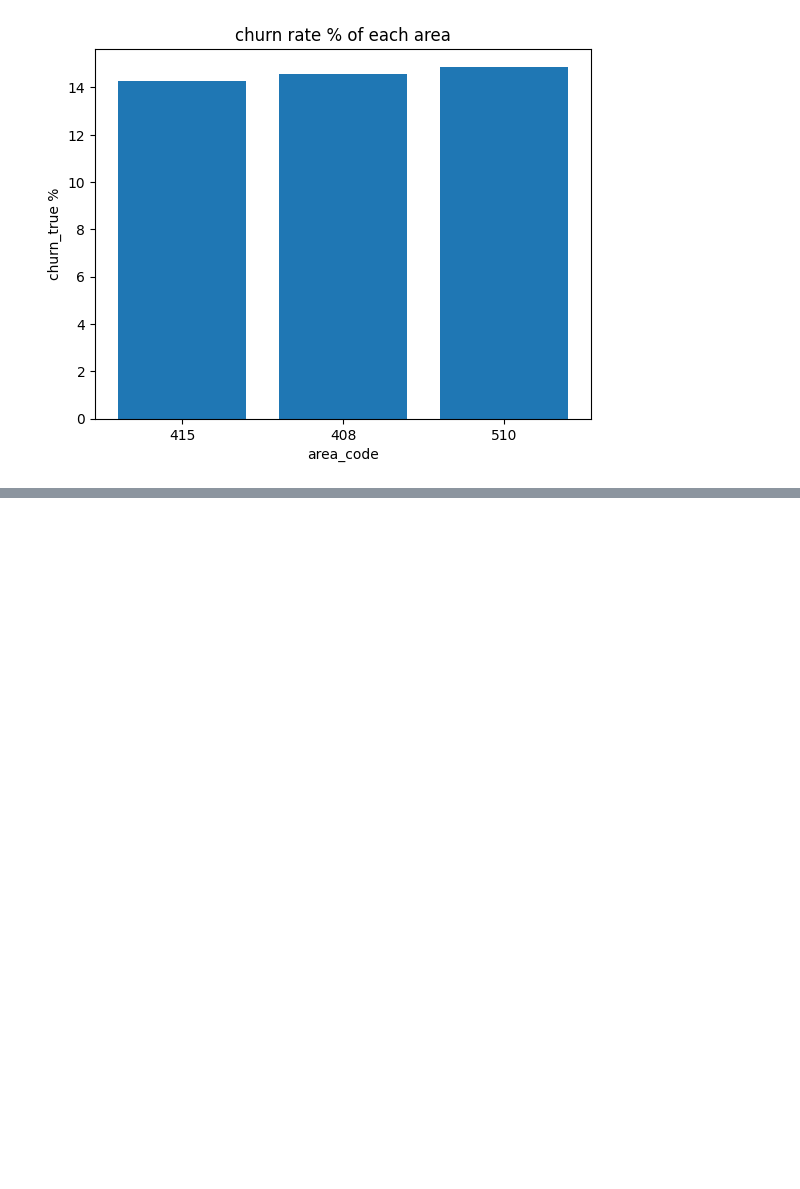
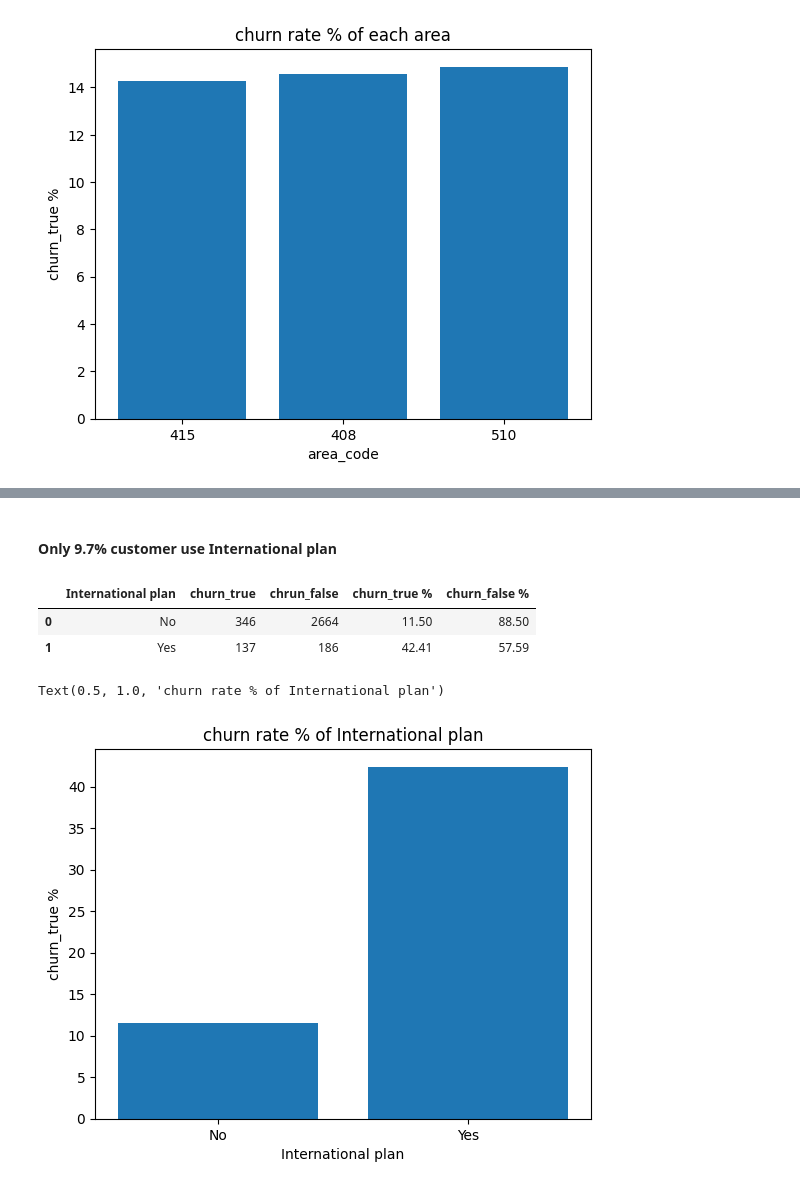
Before and after one commit to tusharraskar/EDA_Alma, a Jupyter notebook: Telecom_Churn_Analysis.ipynb, the cells around one changed output, grey strips where cells are left out. Saved outputs shown, nothing was run; the diff lists cells and outputs as text; code cells hidden in the pictures; blank space fills up the shorter version.

```diff
--- a/Telecom_Churn_Analysis.ipynb
+++ b/Telecom_Churn_Analysis.ipynb
@@ -345,0 +424,32 @@ Text(0.5, 1.0, 'churn rate % of each area')
+# %% [markdown]
+#### Only 9.7% customer use International plan
+# %%
+# creating df International plan churn count%
+
+Int_plan=df['International plan'].unique()
+churn_true=[df[(df['International plan']==plan)]['Churn'].value_counts()[1] for plan in Int_plan]
+chrun_false=[df[(df['International plan']==plan)]['Churn'].value_counts()[0] for plan in Int_plan]
+
+df_Int_plan_churn_count=pd.DataFrame({'International plan' : Int_plan,
+                                       'churn_true'  : churn_true,
+                                       'chrun_false' : chrun_false})
+
+df_Int_plan_churn_count['churn_true %']= round(((df_Int_plan_churn_count['churn_true'])/
+                                                 ((df_Int_plan_churn_count['churn_true'])+ (df_Int_plan_churn_count['chrun_false'])))*100,2)
+df_Int_plan_churn_count['churn_false %']= round(((df_Int_plan_churn_count['chrun_false'])/
+                                                  ((df_Int_plan_churn_count['churn_true'])+ (df_Int_plan_churn_count['chrun_false'])))*100,2)
+df_Int_plan_churn_count
+# %% [output]
+|  | International plan | churn_true | chrun_false | churn_true % | churn_false % |
+| 0 | No | 346 | 2664 | 11.50 | 88.50 |
+| 1 | Yes | 137 | 186 | 42.41 | 57.59 |
+# %%
+# Ploting churn rate % of International plan
+
+plt.bar(df_Int_plan_churn_count['International plan'].astype('str'),df_Int_plan_churn_count['churn_true %'])
+plt.xlabel("International plan")
+plt.ylabel("churn_true %")
+plt.title("churn rate % of International plan")
+# %% [output]
+Text(0.5, 1.0, 'churn rate % of International plan')
+[figure, added]
```
Also changed, not shown: parts of 24 cells of this notebook.
